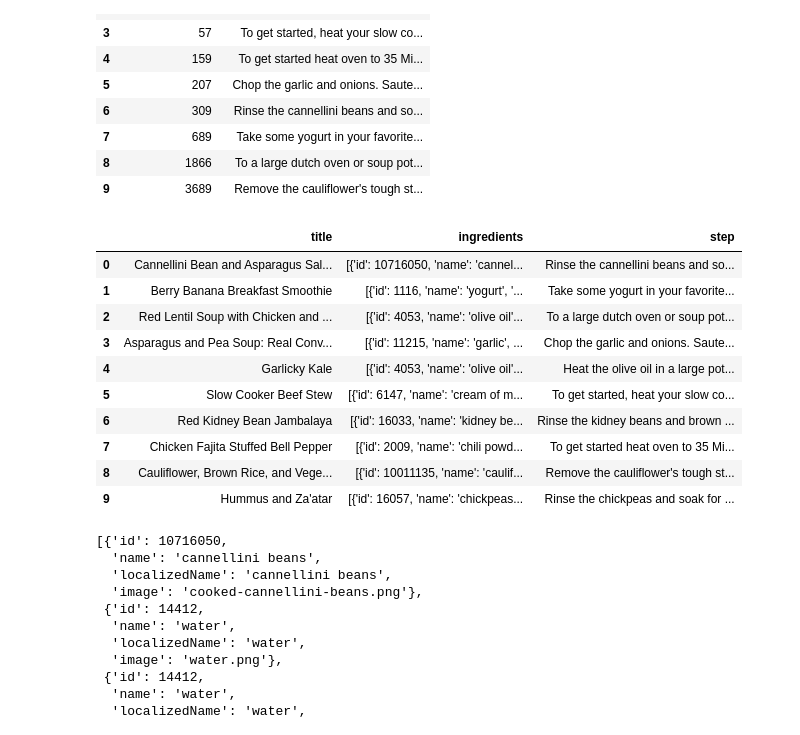
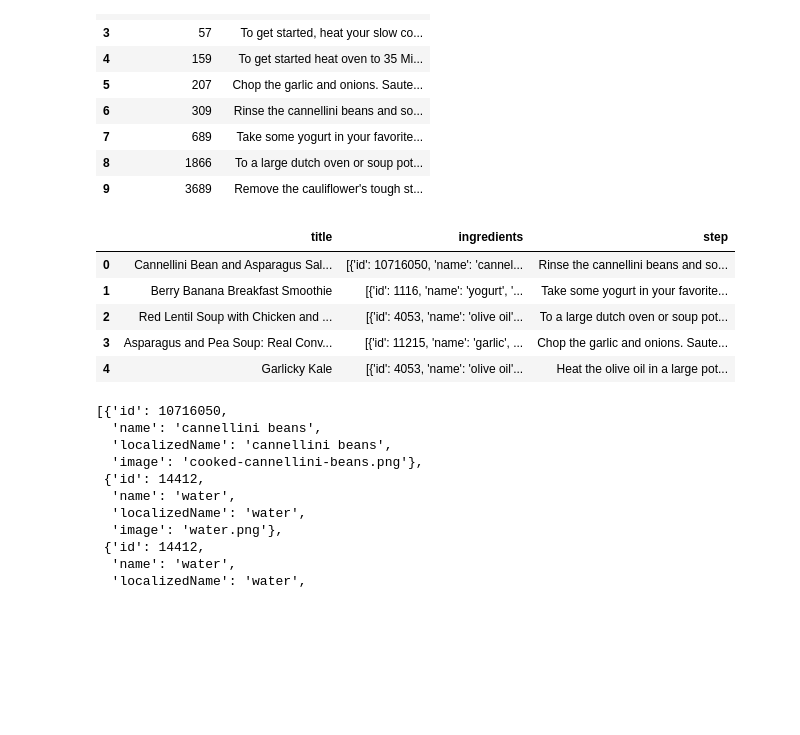
Before and after one commit to ebadakhter/ADS-509-Group-1-Final-Project, a Jupyter notebook: ads509_recipes_scraper-2.ipynb, the cells around one changed output. Cells and saved outputs as stored; diff of their text form; code cells hidden in the pictures; blank space fills up the shorter version.

```diff
--- a/ads509_recipes_scraper-2.ipynb
+++ b/ads509_recipes_scraper-2.ipynb
@@ -172,19 +172,14 @@ final_df = full_df[['ingredients','step','title']]
 column_to_assign_first = 'title'
 final_df = final_df[['title'] + [col for col in final_df.columns if col != 'title']]
 # %%
-final_df
+final_df.head(5)
 # %% [output]
 |  | title | ingredients | step |
 | 0 | Cannellini Bean and Asparagus Sal... | [{'id': 10716050, 'name': 'cannel... | Rinse the cannellini beans and so... |
 | 1 | Berry Banana Breakfast Smoothie | [{'id': 1116, 'name': 'yogurt', '... | Take some yogurt in your favorite... |
 | 2 | Red Lentil Soup with Chicken and ... | [{'id': 4053, 'name': 'olive oil'... | To a large dutch oven or soup pot... |
 | 3 | Asparagus and Pea Soup: Real Conv... | [{'id': 11215, 'name': 'garlic', ... | Chop the garlic and onions. Saute... |
 | 4 | Garlicky Kale | [{'id': 4053, 'name': 'olive oil'... | Heat the olive oil in a large pot... |
-| 5 | Slow Cooker Beef Stew | [{'id': 6147, 'name': 'cream of m... | To get started, heat your slow co... |
-| 6 | Red Kidney Bean Jambalaya | [{'id': 16033, 'name': 'kidney be... | Rinse the kidney beans and brown ... |
-| 7 | Chicken Fajita Stuffed Bell Pepper | [{'id': 2009, 'name': 'chili powd... | To get started heat oven to 35 Mi... |
-| 8 | Cauliflower, Brown Rice, and Vege... | [{'id': 10011135, 'name': 'caulif... | Remove the cauliflower's tough st... |
-| 9 | Hummus and Za'atar | [{'id': 16057, 'name': 'chickpeas... | Rinse the chickpeas and soak for ... |
 # %%
 final_df.iloc[0]['ingredients']
 # %% [output]
```
Also changed, not shown: parts of 7 cells of this notebook, 1 other file.
